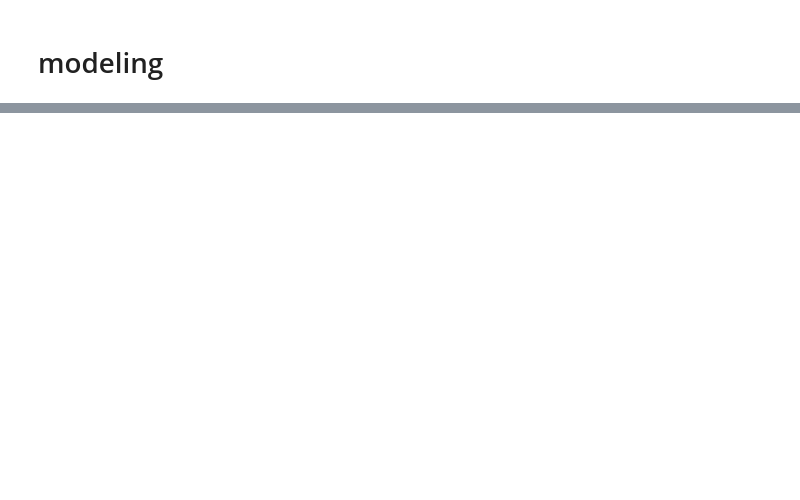
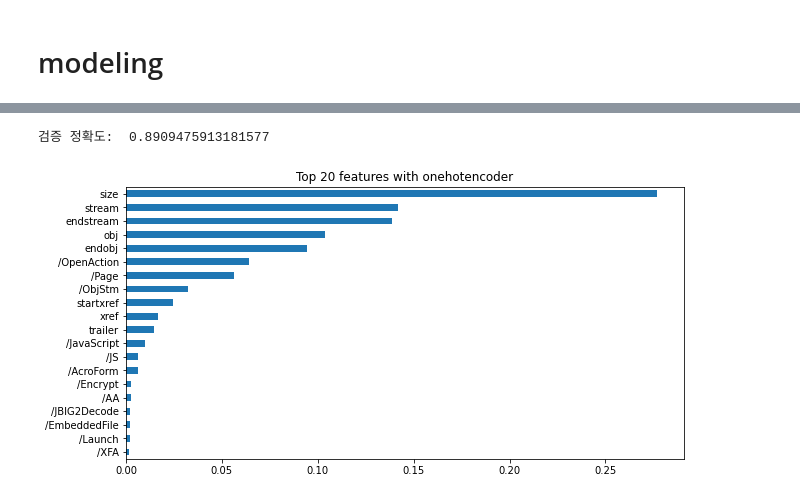
Before and after one commit to Mino94/malicious_pdf_classification, a Jupyter notebook: 악성코드_분류모델_김민호.ipynb, the cells around one changed output, grey strips where cells are left out. Cells and saved outputs as stored; diff of their text form; code cells hidden in the pictures; blank space fills up the shorter version.

Commit message:
add model

```diff
--- a/악성코드_분류모델_김민호.ipynb
+++ b/악성코드_분류모델_김민호.ipynb
@@ -238,0 +243,7 @@ plt.show()
+# %%
+from sklearn.model_selection import train_test_split
+
+X = model_df.drop(['tags','sha256'], axis=1)
+y = model_df['tags']
+
+X.shape, y.shape
@@ -238,0 +252,4 @@ plt.show()
+# %%
+X_train, X_val, y_train, y_val = train_test_split(X, y, test_size=0.2, shuffle=True, stratify=y, random_state=42)
+
+X_train.shape, X_val.shape, y_train.shape, y_val.shape
@@ -238,0 +258,4 @@ plt.show()
+# %%
+X_train, X_test, y_train, y_test = train_test_split(X_train, y_train, test_size=0.2, shuffle=True, stratify=y_train, random_state=42)
+
+X_train.shape, X_test.shape, y_train.shape, y_test.shape
@@ -240,0 +300,30 @@ plt.show()
+# %%
+from category_encoders import OneHotEncoder
+from sklearn.ensemble import RandomForestClassifier
+from sklearn.impute import SimpleImputer
+from sklearn.pipeline import make_pipeline
+
+pipe = make_pipeline(
+    OneHotEncoder(use_cat_names=True),
+    SimpleImputer(),
+    RandomForestClassifier(n_jobs=-1, random_state=10, oob_score=True)
+)
+
+pipe.fit(X_train, y_train)
+print('검증 정확도: ', pipe.score(X_val, y_val))
+# %% [output]
+검증 정확도:  0.8909475913181577
+# %%
+import matplotlib.pyplot as plt
+
+# 특성 중요도(onehot)
+rf = pipe.named_steps['randomforestclassifier']
+colnames = pipe.named_steps['onehotencoder'].get_feature_names()
+importances = pd.Series(rf.feature_importances_, colnames)
+
+n = 20
+plt.figure(figsize=(10,n/4))
+plt.title(f'Top {n} features with onehotencoder')
+importances.sort_values()[-n:].plot.barh();
+# %% [output]
+[figure, added]
```
Also changed, not shown: parts of 46 cells of this notebook.
